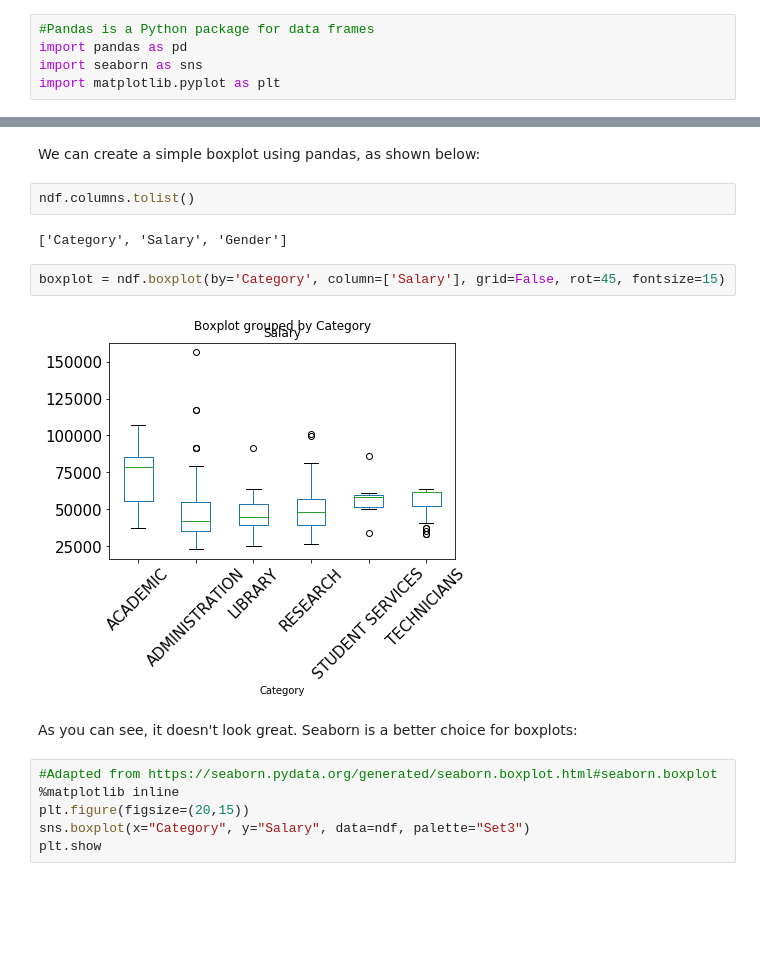
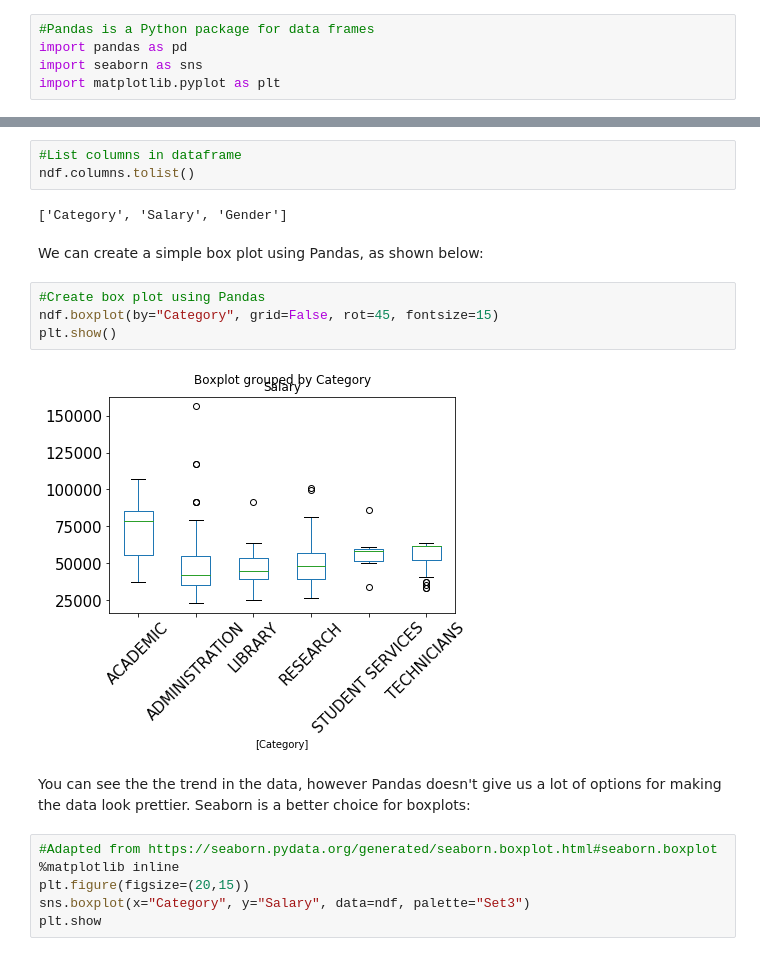
Before and after one commit to paulacduffy/boxplotsproject, a Jupyter notebook: Box Plots & their uses.ipynb, the cells around one changed output, grey strips where cells are left out. Drawn from its saved outputs; the diff is of its cells as text; blank space fills up the shorter version.

Commit message:
Added history & pandas boxplot

```diff
--- a/Box Plots & their uses.ipynb
+++ b/Box Plots & their uses.ipynb
@@ -53,18 +62,21 @@ ndf.head(n=20)
 | 17 | ADMINISTRATION | 29397 | Female |
 | 18 | ADMINISTRATION | 26033 | Female |
 | 19 | ADMINISTRATION | 24887 | Female |
+# %%
+#List columns in dataframe
+ndf.columns.tolist()
+# %% [output]
+['Category', 'Salary', 'Gender']
 # %% [markdown]
-We can create a simple boxplot using pandas, as shown below:
+We can create a simple box plot using Pandas, as shown below:
-# %%
-ndf.columns.tolist()
-# %% [output]
-['Category', 'Salary', 'Gender']
 # %%
-boxplot = ndf.boxplot(by='Category', column=['Salary'], grid=False, rot=45, fontsize=15)
+#Create box plot using Pandas
+ndf.boxplot(by="Category", grid=False, rot=45, fontsize=15)
+plt.show()
 # %% [output]
-[figure, old version]
+[figure, new version]
 # %% [markdown]
-As you can see, it doesn't look great. Seaborn is a better choice for boxplots:
+You can see the the trend in the data, however Pandas doesn't give us a lot of options for making the data look prettier. Seaborn is a better choice for boxplots:
 # %%
 #Adapted from https://seaborn.pydata.org/generated/seaborn.boxplot.html#seaborn.boxplot
 %matplotlib inline
```
Also changed, not shown: parts of 3 cells of this notebook.
